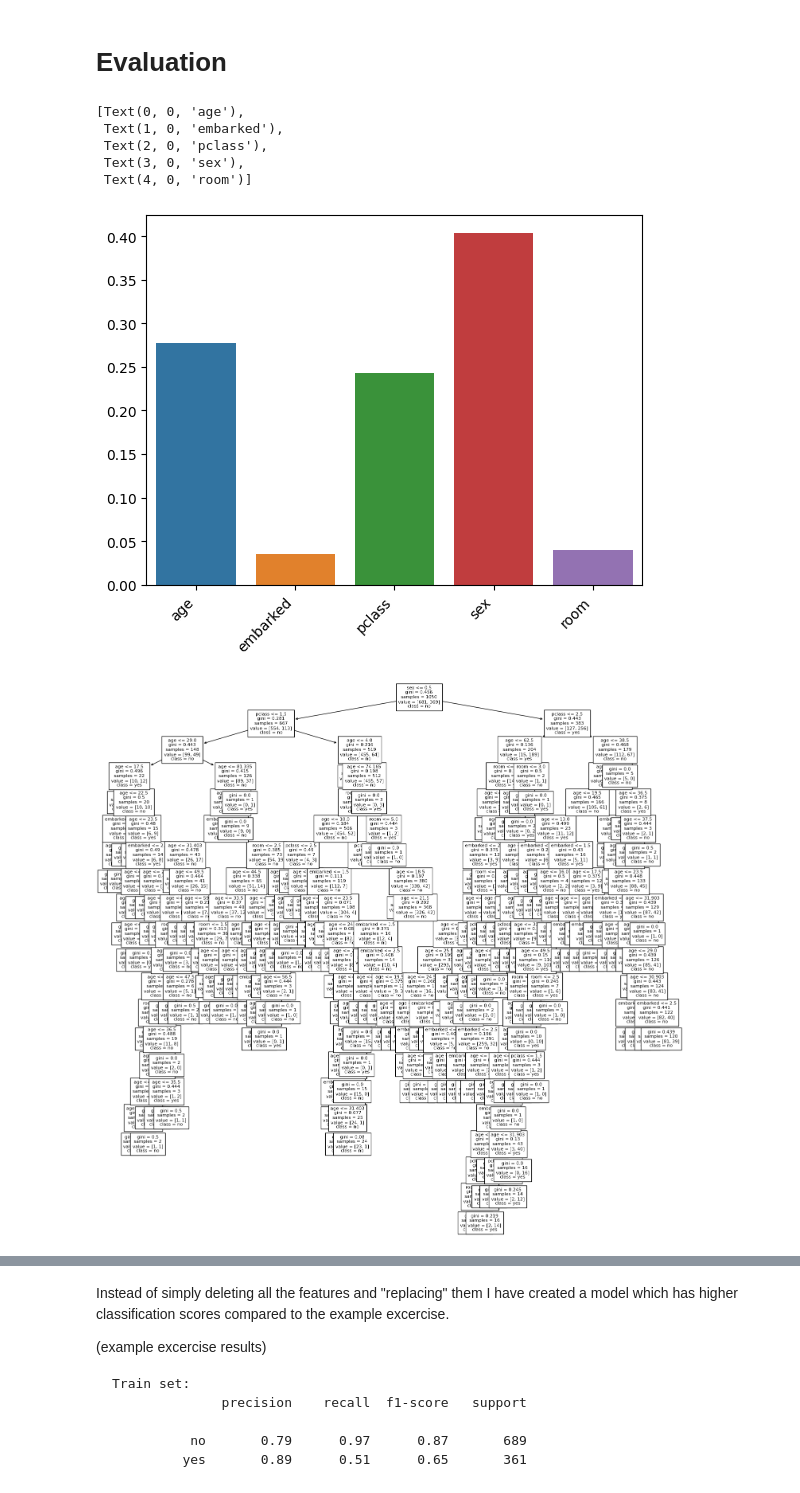
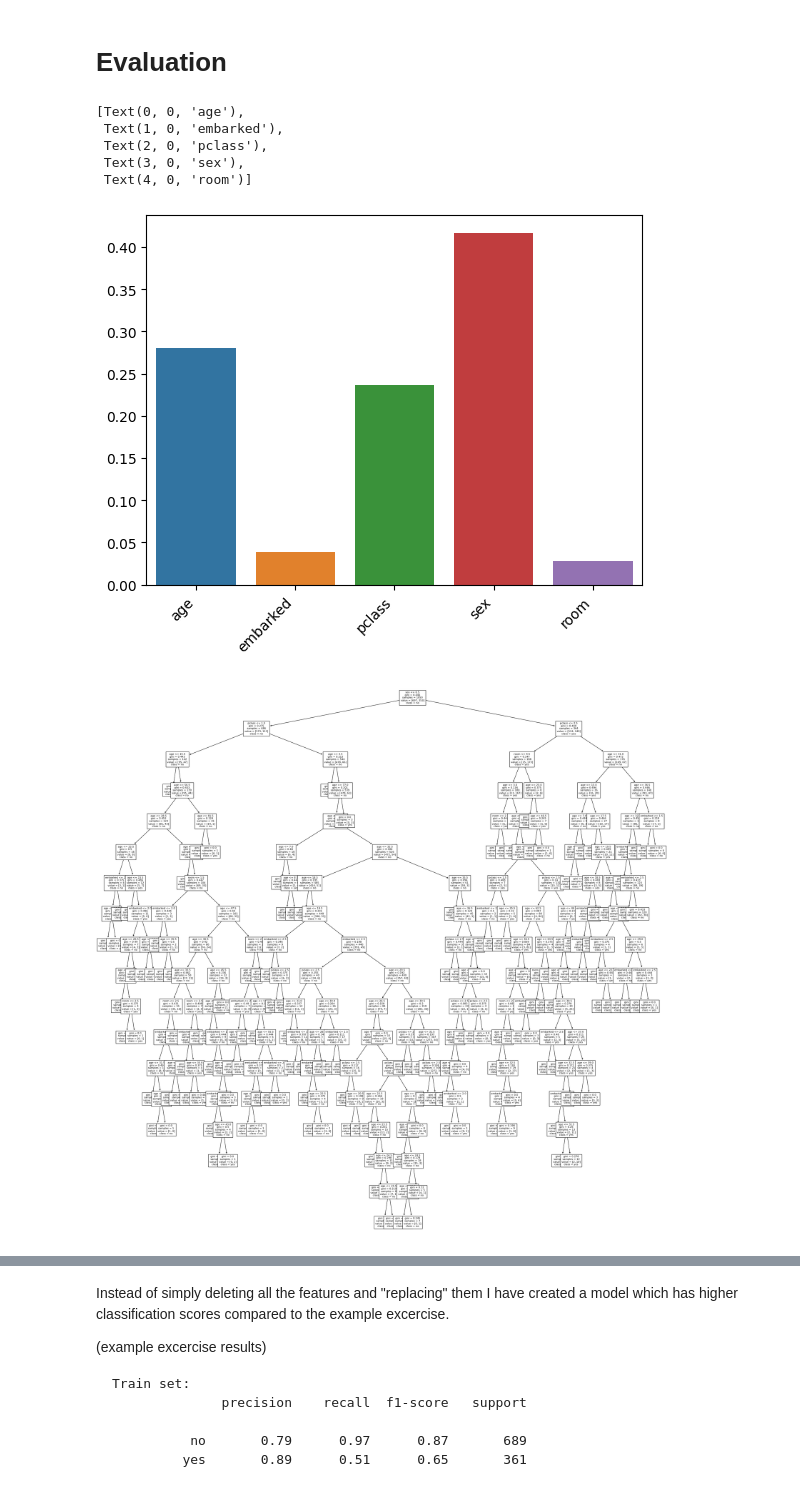
Before and after one commit to kerimcanguney/AI-Exercises, a Jupyter notebook: titanic/titanic 2.ipynb, the cells around one changed output, grey strips where cells are left out. Cells and saved outputs as stored; diff of their text form; code cells hidden in the pictures.

```diff
--- a/titanic/titanic 2.ipynb
+++ b/titanic/titanic 2.ipynb
@@ -99,6 +99,8 @@ To fill in the missing values we can do the following methods:
 df.loc[df['age'] < 1, 'age'] *= 100
 
 df['age'].fillna(df['age'].mean(), inplace=True)
+
+df['age'] = df['age'].round().astype(int)
 # %% [markdown]
 from the previous model it was relevant to use the feature "embarked" as it had a positive influence to be embarked from a certain place. Eventough it seems irrelevant it might have had impact on the passenger as they might have been "more on edge" or sick of the ride. this is all but speculation.
 
@@ -246,16 +248,16 @@ plot.set_xticklabels(plot.get_xticklabels(), rotation=45, ha="right")
  Text(2, 0, 'pclass'),
  Text(3, 0, 'sex'),
  Text(4, 0, 'room')]
-[figure, old version]
+[figure, new version]
 # %%
 target_names = ["no", "yes"]
 import matplotlib.pyplot as plt
-plt.figure(figsize=(18,18))
+plt.figure(figsize=(32,32))
 from sklearn.tree import plot_tree
 plot_tree(model, fontsize=8, feature_names=features, class_names=target_names)
 plt.show()
 # %% [output]
-[figure, old version]
+[figure, new version]
 # %%
 from sklearn.metrics import classification_report
 
```
Also changed, not shown: parts of 12 cells of this notebook, 1 other file.
